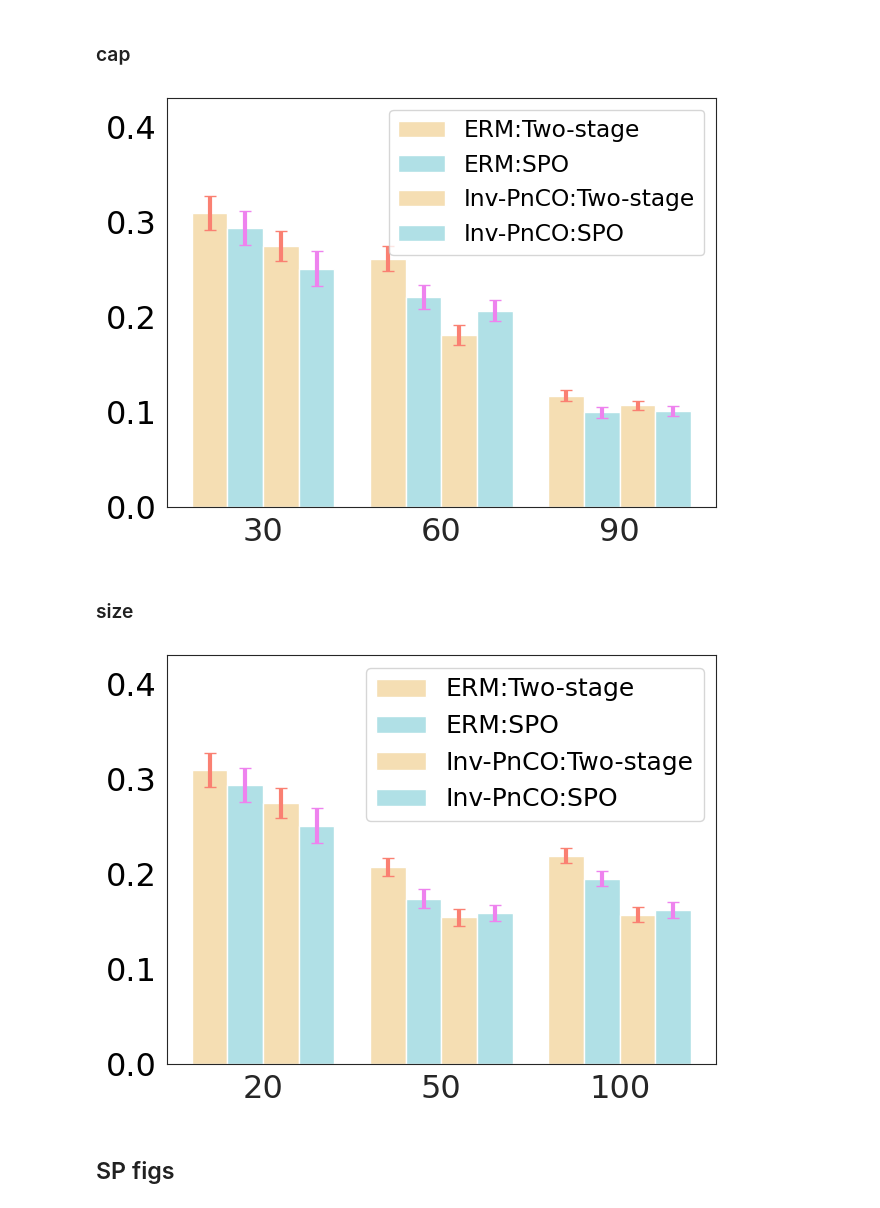
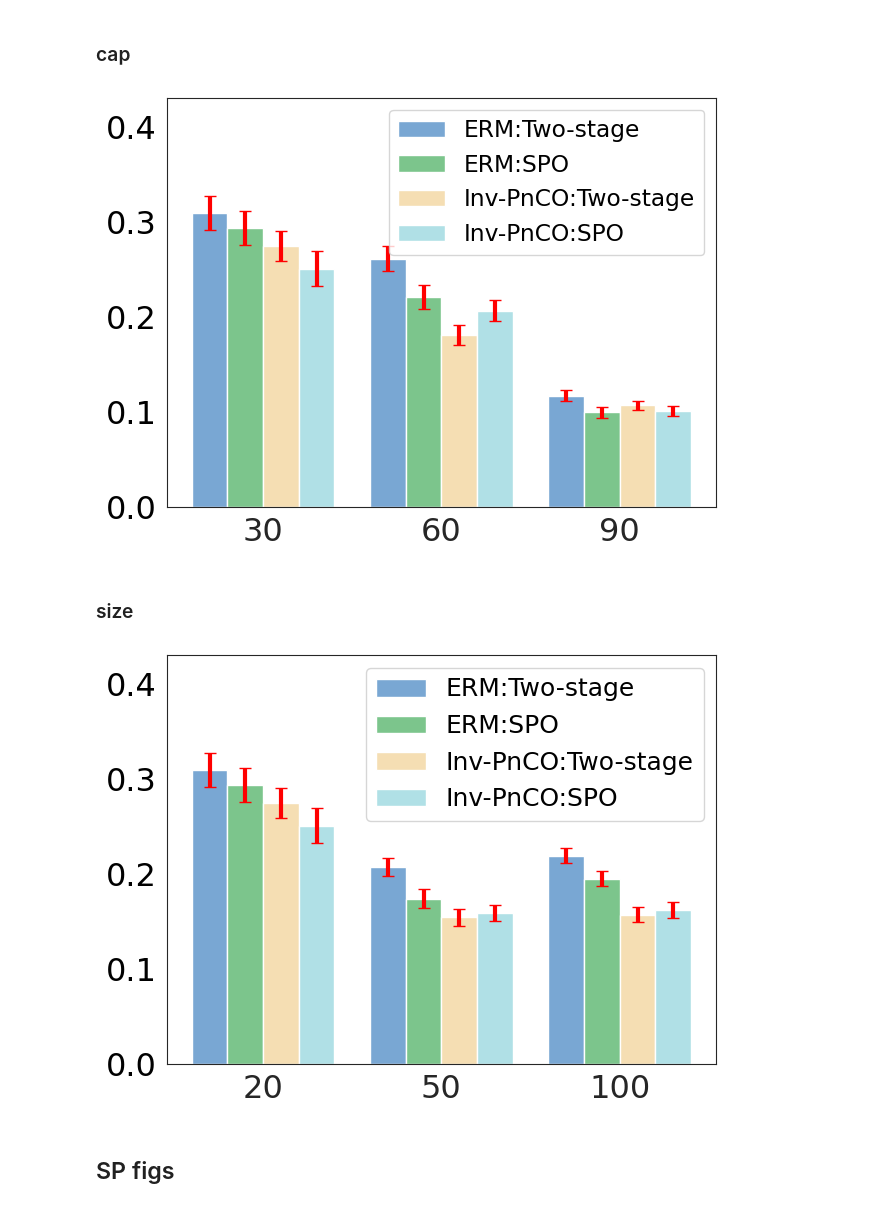
Before and after one commit to Thinklab-SJTU/PredictiveCO-Benchmark, a Jupyter notebook: visual/draw_ood_errorbar.ipynb, the cells around one changed output. Cells and saved outputs as stored; diff of their text form; code cells hidden in the pictures.

Commit message:
visualize qualitative analysis

```diff
--- a/visual/draw_ood_errorbar.ipynb
+++ b/visual/draw_ood_errorbar.ipynb
@@ -5,7 +5,7 @@ import matplotlib.pyplot as plt
 from matplotlib.pyplot import MultipleLocator
 # %%
 def get_regret(modelname, prefix, prob="knapsack-gen-ood"):
-    return np.load(f"/home/genghaoyu/OR/PTO/Rethink1.0/saved_records/{prob}/{modelname}/{prefix}/results.npy")[1]
+    return np.load(f"/mnt/nas/home/genghaoyu/OR/PTO/Rethink1.0/saved_records/{prob}/{modelname}/{prefix}/results.npy")[1]
 mse_result = get_regret("mse", "new-OOD-30-EERM-3-0.5-5e-2")
 # %%
 mse_result.mean(), np.std(mse_result)
@@ -197,17 +204,22 @@ std_err4=  np.array([ np.std(res) for res in ipo_spo_results])/10  / optimal_res
 
 tick_label=["30", "60", "90"]
 
-error_params1=dict(elinewidth=3,ecolor='salmon',capsize=4)#设置误差标记参数
-error_params2=dict(elinewidth=3,ecolor='violet',capsize=4)#设置误差标记参数
-error_params3=dict(elinewidth=3,ecolor='salmon',capsize=4)#设置误差标记参数
-error_params4=dict(elinewidth=3,ecolor='violet',capsize=4)#设置误差标记参数
+colors = ['#79A7D3', '#7CC58C', 'wheat', 'powderblue']
+error_colors = ["red"] * 4
+
+error_params1=dict(elinewidth=3,ecolor=error_colors[0],capsize=4)#设置误差标记参数
+error_params2=dict(elinewidth=3,ecolor=error_colors[1],capsize=4)#设置误差标记参数
+error_params3=dict(elinewidth=3,ecolor=error_colors[2],capsize=4)#设置误差标记参数
+error_params4=dict(elinewidth=3,ecolor=error_colors[3],capsize=4)#设置误差标记参数
 #设置柱状图宽度
 bar_width=0.2
 #绘制柱状图，设置误差标记以及柱状图标签
-plt.bar(x,y1,bar_width,color=['wheat']*len(x),yerr=std_err1,error_kw=error_params1,label='ERM:Two-stage')
-plt.bar(x+bar_width,y2,bar_width,color=['powderblue']*len(x),yerr=std_err1,error_kw=error_params2,label='ERM:SPO')
-plt.bar(x+bar_width*2,y3,bar_width,color=['wheat']*len(x),yerr=std_err2,error_kw=error_params3,label='Inv-PnCO:Two-stage')
-plt.bar(x+bar_width*3,y4,bar_width,color=['powderblue']*len(x),yerr=std_err3,error_kw=error_params4,label='Inv-PnCO:SPO')
+
+
+plt.bar(x,y1,bar_width,color=colors[0],yerr=std_err1,error_kw=error_params1,label='ERM:Two-stage')
+plt.bar(x+bar_width,y2,bar_width,color=colors[1],yerr=std_err1,error_kw=error_params2,label='ERM:SPO')
+plt.bar(x+bar_width*2,y3,bar_width,color=colors[2],yerr=std_err2,error_kw=error_params3,label='Inv-PnCO:Two-stage')
+plt.bar(x+bar_width*3,y4,bar_width,color=colors[3],yerr=std_err3,error_kw=error_params4,label='Inv-PnCO:SPO')
 
 
 plt.style.use('default')
@@ -228,10 +240,10 @@ ax.yaxis.set_major_locator(y_major_locator)
 plt.legend(fontsize=16.8, loc="upper right", ncol=1)
 #显示图形
 plt.tight_layout()
-plt.savefig("/home/genghaoyu/OR/PTO/Rethink1.0/visual/figs/ood_sensi/sensi_cap.pdf")
+plt.savefig("/mnt/nas/home/genghaoyu/OR/PTO/Rethink1.0/visual/figs/ood_sensi/sensi_cap.pdf")
 plt.show()
 # %% [output]
-[figure, old version]
+[figure, new version]
 # %% [markdown]
 ### size
 # %%
@@ -270,43 +282,50 @@ std_err2=  np.array([ np.std(res) for res in erm_spo_results])/10 / optimal_res
 std_err3=  np.array([ np.std(res) for res in ipo_mse_results])/10  / optimal_res
 std_err4=  np.array([ np.std(res) for res in ipo_spo_results])/10  / optimal_res
 
 tick_label=["20", "50", "100"]
 
-error_params1=dict(elinewidth=3,ecolor='salmon',capsize=4)#设置误差标记参数
-error_params2=dict(elinewidth=3,ecolor='violet',capsize=4)#设置误差标记参数
-error_params3=dict(elinewidth=3,ecolor='salmon',capsize=4)#设置误差标记参数
-error_params4=dict(elinewidth=3,ecolor='violet',capsize=4)#设置误差标记参数
+
+# colors = ['#79A7D3', '#7CC58C', '#C48EA5', '#E69138']
+colors = ['#79A7D3', '#7CC58C', 'wheat', 'powderblue']
+
+error_colors = ["red"] * 4
+
+error_params1=dict(elinewidth=3,ecolor=error_colors[0],capsize=4)#设置误差标记参数
+error_params2=dict(elinewidth=3,ecolor=error_colors[1],capsize=4)#设置误差标记参数
+error_params3=dict(elinewidth=3,ecolor=error_colors[2],capsize=4)#设置误差标记参数
+error_params4=dict(elinewidth=3,ecolor=error_colors[3],capsize=4)#设置误差标记参数
 #设置柱状图宽度
 bar_width=0.2
+
 #绘制柱状图，设置误差标记以及柱状图标签
-plt.bar(x,y1,bar_width,color=['wheat']*len(x),yerr=std_err1,error_kw=error_params1,label='ERM:Two-stage')
-plt.bar(x+bar_width,y2,bar_width,color=['powderblue']*len(x),yerr=std_err1,error_kw=error_params2,label='ERM:SPO')
-plt.bar(x+bar_width*2,y3,bar_width,color=['wheat']*len(x),yerr=std_err2,error_kw=error_params3,label='Inv-PnCO:Two-stage')
-plt.bar(x+bar_width*3,y4,bar_width,color=['powderblue']*len(x),yerr=std_err3,error_kw=error_params4,label='Inv-PnCO:SPO')
+plt.bar(x,y1,bar_width,color=colors[0],yerr=std_err1,error_kw=error_params1,label='ERM:Two-stage')
+plt.bar(x+bar_width,y2,bar_width,color=colors[1],yerr=std_err1,error_kw=error_params2,label='ERM:SPO')
+plt.bar(x+bar_width*2,y3,bar_width,color=colors[2],yerr=std_err2,error_kw=error_params3,label='Inv-PnCO:Two-stage')
+plt.bar(x+bar_width*3,y4,bar_width,color=colors[3],yerr=std_err3,error_kw=error_params4,label='Inv-PnCO:SPO')
 
 
 plt.style.use('default')
 plt.xticks(x+bar_width*1.5, tick_label, fontsize=23)#设置x轴的标签
 plt.yticks(fontsize=23,color='#000000')
 # plt.ylim(0,0.99)
 plt.ylim(0,0.43)
 
 ax=plt.gca()
 y_major_locator=MultipleLocator(0.1)
 #把y轴的刻度间隔设置为10，并存在变量里
 ax.yaxis.set_major_locator(y_major_locator)
 #把y轴的主刻度设置为10的倍数
 
 #设置网格
 # plt.grid(True,axis='y',ls=':',color='r',alpha=0.3)
 #显示图例
 plt.legend(fontsize=18, loc="upper right",ncol=1)
 #显示图形
 plt.tight_layout()
-plt.savefig("/home/genghaoyu/OR/PTO/Rethink1.0/visual/figs/ood_sensi/sensi_size.pdf")
+plt.savefig("/mnt/nas/home/genghaoyu/OR/PTO/Rethink1.0/visual/figs/ood_sensi/sensi_size.pdf")
 plt.show()
 # %% [output]
-[figure, old version]
+[figure, new version]
 # %% [markdown]
 ## SP figs
 # %%
```
Also changed, not shown: parts of 5 cells of this notebook, 3 other files.
